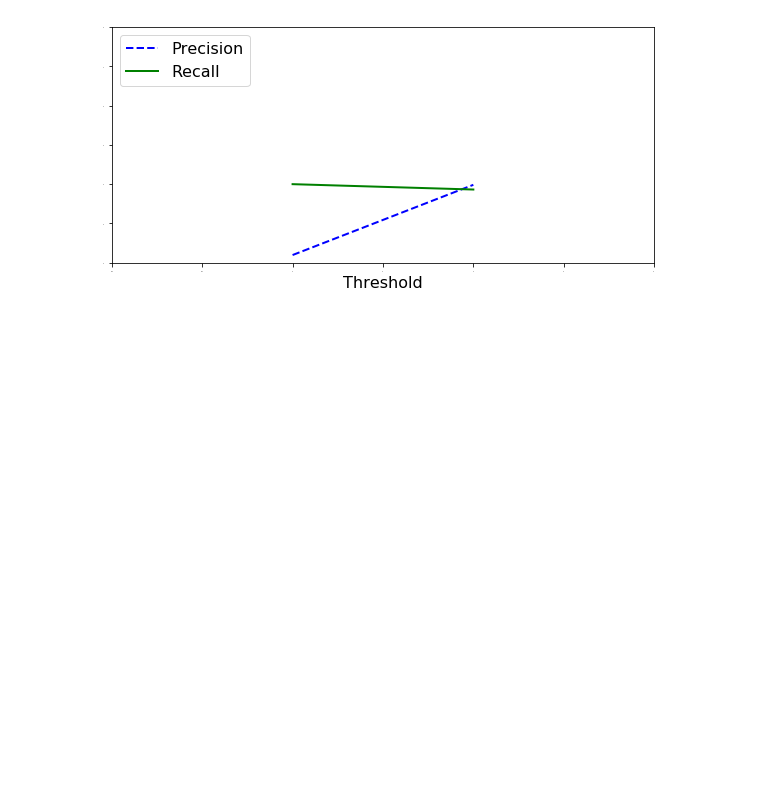
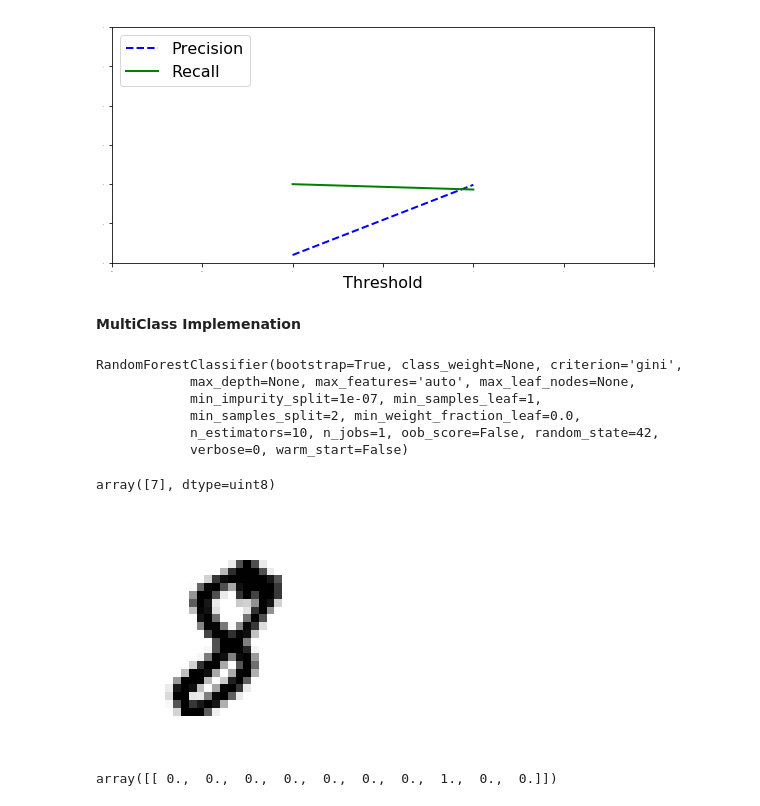
Before and after one commit to Joby2Code/MachineLearning_Fundamentals, a Jupyter notebook: Neural Network/Neural_Networks.ipynb, the cells around one changed output. Saved outputs shown, nothing was run; the diff lists cells and outputs as text; code cells hidden in the pictures; blank space fills up the shorter version.

```diff
--- a/Neural Network/Neural_Networks.ipynb
+++ b/Neural Network/Neural_Networks.ipynb
@@ -409,3 +409,28 @@ plot_precision_recall_vs_threshold(precisions, recalls, thresholds)
 # %% [output]
 Saving figure precision_recall_vs_threshold_plot
 [figure]
+# %% [markdown]
+<b> MultiClass Implemenation </b>
+# %%
+forest_clf.fit(X_train,y_train)
+# %% [output]
+RandomForestClassifier(bootstrap=True, class_weight=None, criterion='gini',
+            max_depth=None, max_features='auto', max_leaf_nodes=None,
+            min_impurity_split=1e-07, min_samples_leaf=1,
+            min_samples_split=2, min_weight_fraction_leaf=0.0,
+            n_estimators=10, n_jobs=1, oob_score=False, random_state=42,
+            verbose=0, warm_start=False)
+# %%
+some_digit = X_train[2000].reshape(28*28)
+# %%
+forest_clf.predict([some_digit])
+# %% [output]
+array([7], dtype=uint8)
+# %%
+plot_digit(some_digit)
+# %% [output]
+[figure, added]
+# %%
+forest_clf.predict_proba([some_digit])
+# %% [output]
+array([[ 0.,  0.,  0.,  0.,  0.,  0.,  0.,  1.,  0.,  0.]])
```
Also changed, not shown: parts of 29 cells of this notebook, 5 other files.
